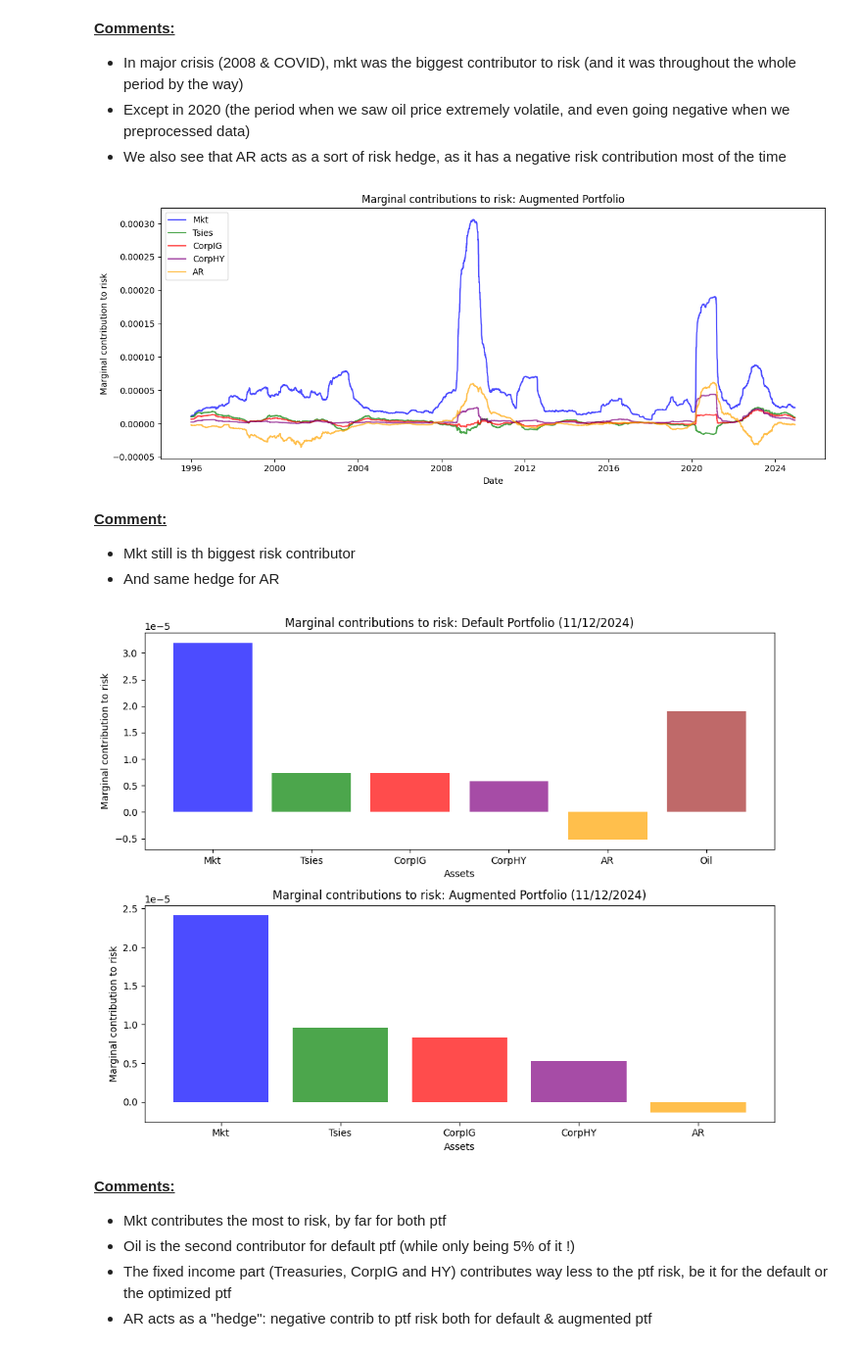
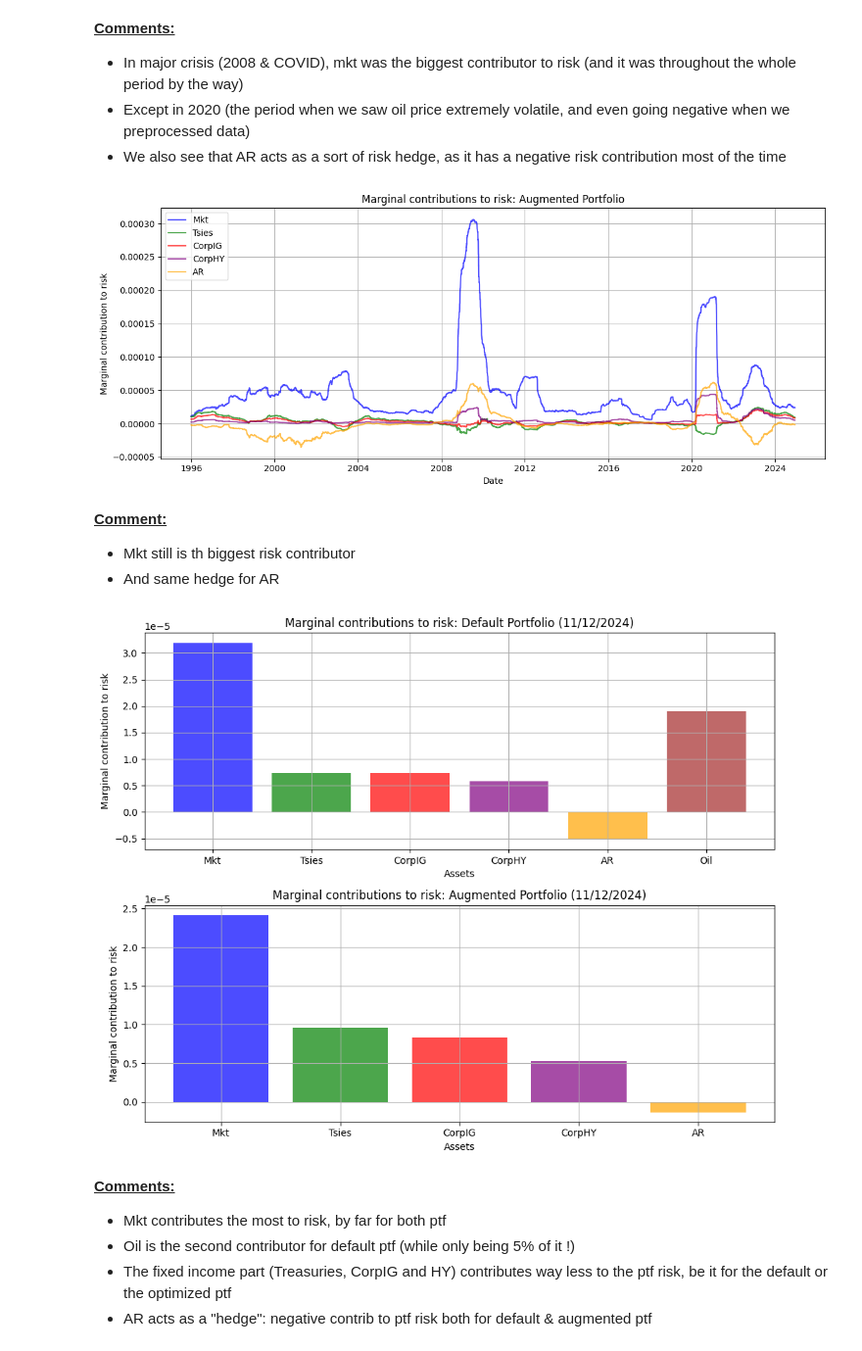
Before and after one commit to edoardonicoletti/Risk_measurament, a Jupyter notebook: Copie_de_Risk_Measurament_project_(1) (2).ipynb, the cells around one changed output. Shown at 98% size. Saved outputs shown, nothing was run; the diff lists cells and outputs as text; code cells hidden in the pictures.

```diff
--- a/Copie_de_Risk_Measurament_project_(1) (2).ipynb
+++ b/Copie_de_Risk_Measurament_project_(1) (2).ipynb
@@ -15,8 +13,7 @@ import pandas as pd
 import numpy as np
 import matplotlib.pyplot as plt
 # %%
-# Reading the Excel File
-file_path = "842 Risk Measurement Hallerbach - data for group assignment.xlsx"
+file_path = "842 Risk Measurement Hallerbach - data for group assignment (1).xlsx"
 df = pd.read_excel(file_path, sheet_name=None,skiprows= 9)
 df = df['daily_data']
 df['date'] = pd.to_datetime(df['date'])
@@ -59,7 +53,7 @@ max  23.293702  1.764456  5.320129  7.636756  9.859741  145.31
 # %%
 # Plotting log(index) for Mkt, Tsies, CorpIG, CorpHY & AR first:
 num_columns_first = 5
-fig, axes = plt.subplots(1, num_columns_first, figsize=(20, 5))
+fig, axes = plt.subplots(1, num_columns_first, figsize=(14, 4))
 for i, column in enumerate(df.columns[:num_columns_first]):
     log_index = np.log(df[column])
     axes[i].plot(df.index, log_index, label=f'Ln({column})', color='blue')
@@ -67,7 +61,7 @@ for i, column in enumerate(df.columns[:num_columns_first]):
     axes[i].set_xlabel('Date')
     axes[i].set_ylabel('Log Value')
     axes[i].legend()
-    axes[i].grid(False)
+    axes[i].grid(True)
     axes[i].tick_params(axis='x', rotation=45)
 plt.tight_layout()
 plt.show()
@@ -1009,11 +978,11 @@ axes.set_xlabel('Date')
 axes.set_ylabel('Marginal contribution to risk')
 axes.set_title('Marginal contributions to risk: Augmented Portfolio')
 axes.legend(loc='upper left')
-axes.grid(False)
+axes.grid(True)
 plt.tight_layout()
 plt.show()
 # %% [output]
-[figure, old version]
+[figure, new version]
 # %% [markdown]
 <b><u>Comment:</b></u>
 - Mkt still is th biggest risk contributor
@@ -1021,28 +990,28 @@ plt.show()
 # %%
 # And only for 2024-12-11
 date_target = pd.to_datetime('2024-12-11')
 marginal_contrib_default_11dec = marginal_contrib_default_df.loc[date_target]
 marginal_contrib_augmented_11dec = marginal_contrib_augmented_no_oil_df.loc[date_target]
 
 fig, axes = plt.subplots(2, 1, figsize=(10, 8))
 axes[0].bar(marginal_contrib_default_11dec.index, marginal_contrib_default_11dec,
             color=colors1[:len(marginal_contrib_default_11dec)], alpha=0.7)
 axes[0].set_xlabel('Assets')
 axes[0].set_ylabel('Marginal contribution to risk')
 axes[0].set_title('Marginal contributions to risk: Default Portfolio (11/12/2024)')
-axes[0].grid(False)
+axes[0].grid(True)
 
 axes[1].bar(marginal_contrib_augmented_11dec.index, marginal_contrib_augmented_11dec,
             color=colors1[:len(marginal_contrib_augmented_11dec)], alpha=0.7)
 axes[1].set_xlabel('Assets')
 axes[1].set_ylabel('Marginal contribution to risk')
 axes[1].set_title('Marginal contributions to risk: Augmented Portfolio (11/12/2024)')
-axes[1].grid(False)
+axes[1].grid(True)
 
 plt.tight_layout()
 plt.show()
 # %% [output]
-[figure, old version]
+[figure, new version]
 # %% [markdown]
 <b><u>Comments:</b></u>
 - Mkt contributes the most to risk, by far for both ptf
```
Also changed, not shown: parts of 43 cells of this notebook.
